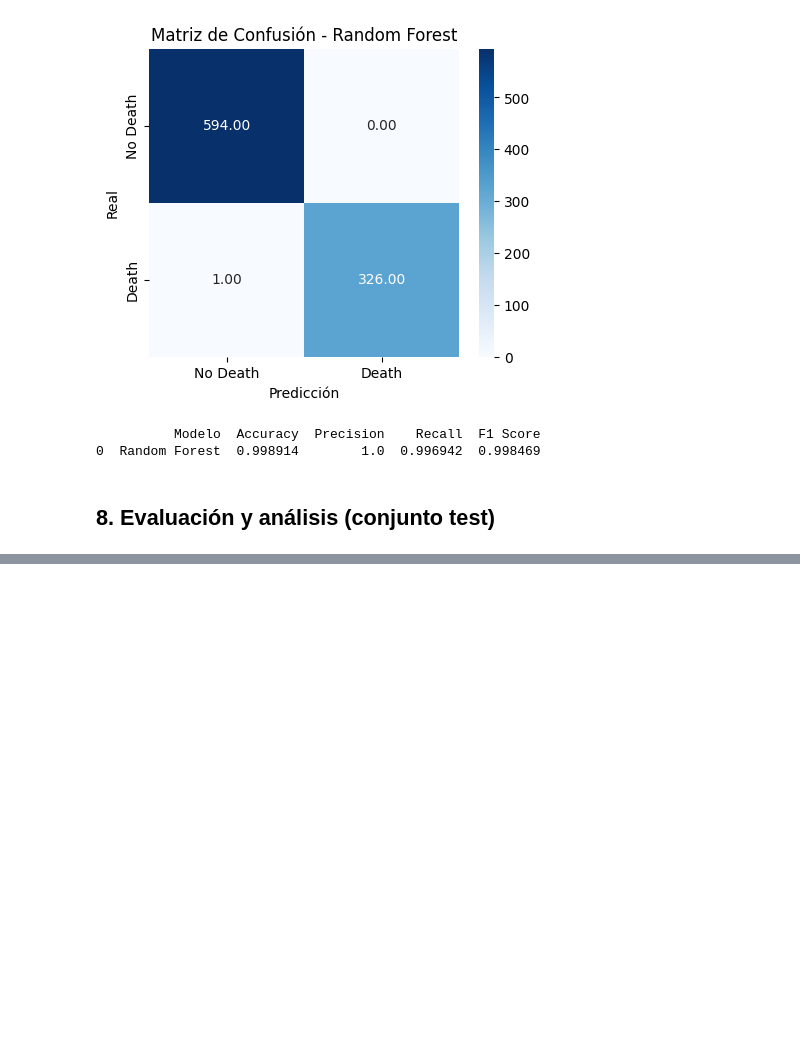
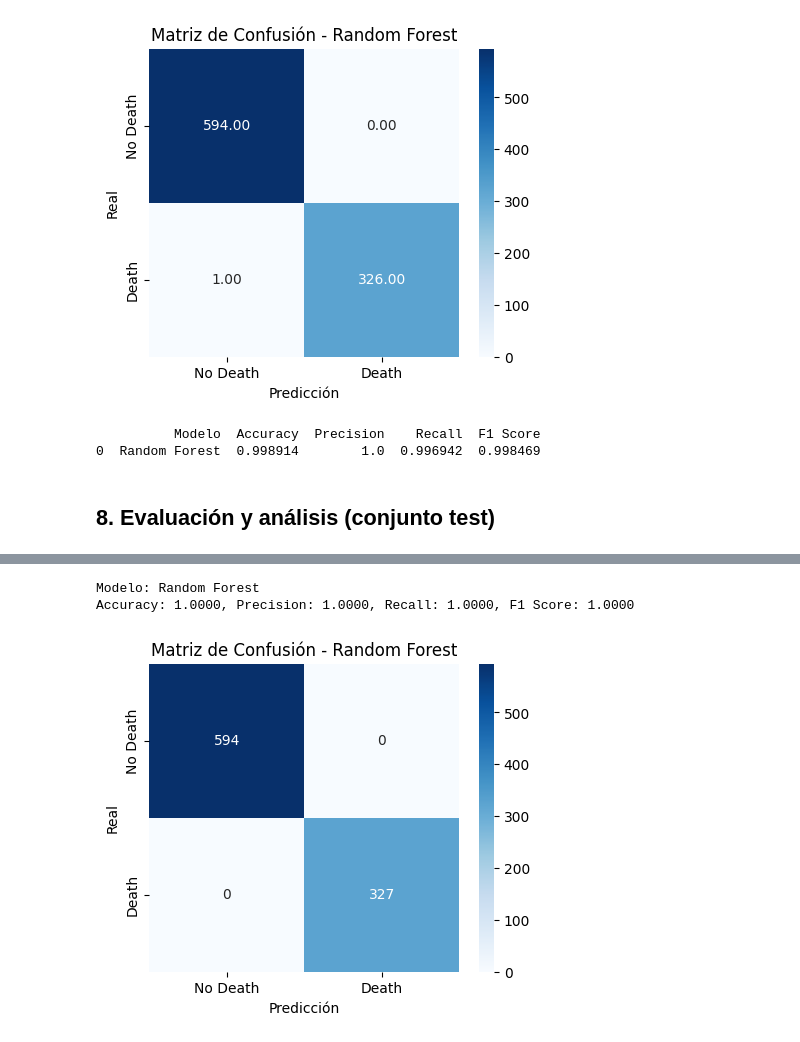
Before and after one commit to angelgvill/DS102024, a Jupyter notebook: 3-MachineLearning/2-Supervisado/Ejercicios/ejercicio_Kaggle2_setas.ipynb, the cells around one changed output, grey strips where cells are left out. Cells and saved outputs as stored; diff of their text form; code cells hidden in the pictures; blank space fills up the shorter version.

```diff
--- a/3-MachineLearning/2-Supervisado/Ejercicios/ejercicio_Kaggle2_setas.ipynb
+++ b/3-MachineLearning/2-Supervisado/Ejercicios/ejercicio_Kaggle2_setas.ipynb
@@ -1375,0 +1574,40 @@ print(resultados)
+# %%
+# Cargar datos
+X, y = df_Ppca.drop(columns=["class_poisonous"]), df_Ppca["class_poisonous"]
+
+# División en entrenamiento y validación (80%-20%)
+X_train, X_valid, y_train, y_valid = train_test_split(X, y, test_size=0.2, random_state=42, stratify=y)
+
+# Modelo: Random Forest
+modeloRF = RandomForestClassifier()
+modeloRF.fit(X_train, y_train)
+
+# Validación cruzada con predicciones
+skf = StratifiedKFold(n_splits=5, shuffle=True, random_state=42)
+y_pred = cross_val_predict(modeloRF, X_valid, y_valid, cv=skf)
+
+# Calcular matriz de confusión
+cm = confusion_matrix(y_valid, y_pred)
+
+# Reporte de clasificación
+reporte = classification_report(y_valid, y_pred, output_dict=True)
+accuracy = reporte["accuracy"]
+precision = reporte["1"]["precision"]
+recall = reporte["1"]["recall"]
+f1_score = reporte["1"]["f1-score"]
+
+# Imprimir métricas
+print(f"Modelo: Random Forest")
+print(f"Accuracy: {accuracy:.4f}, Precision: {precision:.4f}, Recall: {recall:.4f}, F1 Score: {f1_score:.4f}")
+
+# Graficar matriz de confusión
+plt.figure(figsize=(5, 4))
+sns.heatmap(cm, annot=True, fmt="d", cmap="Blues", xticklabels=["No Death", "Death"], yticklabels=["No Death", "Death"])
+plt.xlabel("Predicción")
+plt.ylabel("Real")
+plt.title("Matriz de Confusión - Random Forest")
+plt.show()
+# %% [output]
+Modelo: Random Forest
+Accuracy: 1.0000, Precision: 1.0000, Recall: 1.0000, F1 Score: 1.0000
+[figure, added]
```
Also changed, not shown: parts of 28 cells of this notebook, 3 other files.
